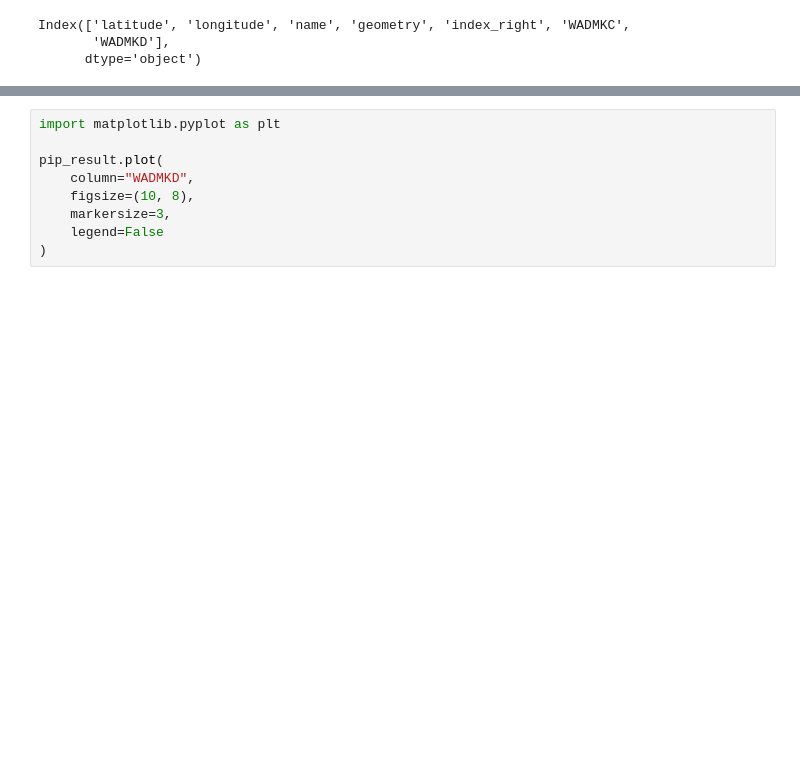
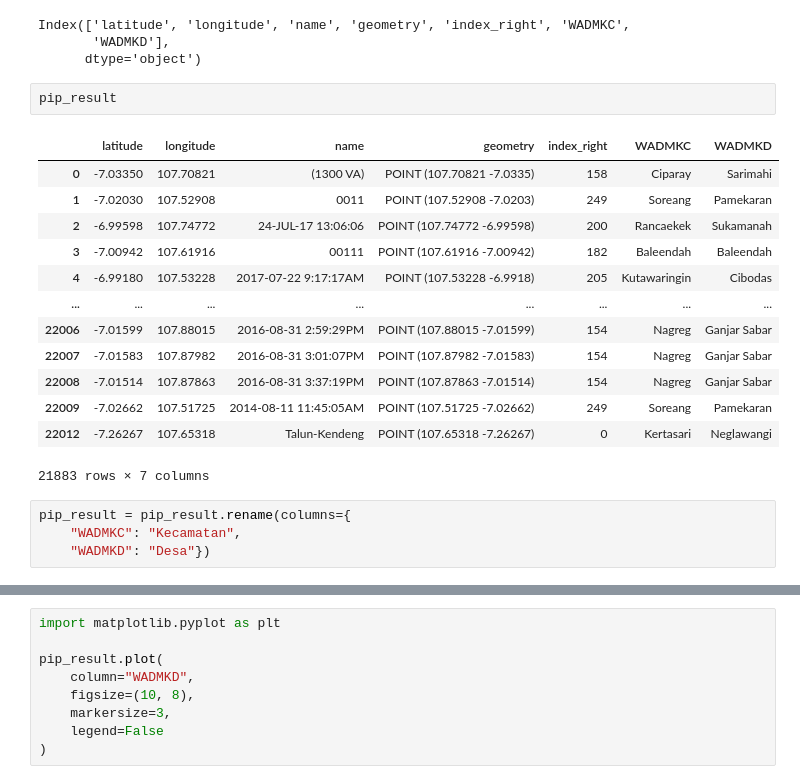
Before and after one commit to Ryobros/moon_aggregates, a Jupyter notebook: notebook/algojo.ipynb, the cells around one changed output, grey strips where cells are left out. Drawn from its saved outputs; the diff is of its cells as text; blank space fills up the shorter version.

```diff
--- a/notebook/algojo.ipynb
+++ b/notebook/algojo.ipynb
@@ -61,3 +61,23 @@ pip_result.columns
 Index(['latitude', 'longitude', 'name', 'geometry', 'index_right', 'WADMKC',
        'WADMKD'],
       dtype='object')
+# %%
+pip_result
+# %% [output]
+|  | latitude | longitude | name | geometry | index_right | WADMKC | WADMKD |
+| 0 | -7.03350 | 107.70821 | (1300 VA) | POINT (107.70821 -7.0335) | 158 | Ciparay | Sarimahi |
+| 1 | -7.02030 | 107.52908 | 0011 | POINT (107.52908 -7.0203) | 249 | Soreang | Pamekaran |
+| 2 | -6.99598 | 107.74772 | 24-JUL-17 13:06:06 | POINT (107.74772 -6.99598) | 200 | Rancaekek | Sukamanah |
+| 3 | -7.00942 | 107.61916 | 00111 | POINT (107.61916 -7.00942) | 182 | Baleendah | Baleendah |
+| 4 | -6.99180 | 107.53228 | 2017-07-22 9:17:17AM | POINT (107.53228 -6.9918) | 205 | Kutawaringin | Cibodas |
+| ... | ... | ... | ... | ... | ... | ... | ... |
+| 22006 | -7.01599 | 107.88015 | 2016-08-31 2:59:29PM | POINT (107.88015 -7.01599) | 154 | Nagreg | Ganjar Sabar |
+| 22007 | -7.01583 | 107.87982 | 2016-08-31 3:01:07PM | POINT (107.87982 -7.01583) | 154 | Nagreg | Ganjar Sabar |
+| 22008 | -7.01514 | 107.87863 | 2016-08-31 3:37:19PM | POINT (107.87863 -7.01514) | 154 | Nagreg | Ganjar Sabar |
+| 22009 | -7.02662 | 107.51725 | 2014-08-11 11:45:05AM | POINT (107.51725 -7.02662) | 249 | Soreang | Pamekaran |
+| 22012 | -7.26267 | 107.65318 | Talun-Kendeng | POINT (107.65318 -7.26267) | 0 | Kertasari | Neglawangi |
+21883 rows × 7 columns
+# %%
+pip_result = pip_result.rename(columns={
+    "WADMKC": "Kecamatan",
+    "WADMKD": "Desa"})
```
Also changed, not shown: parts of 4 cells of this notebook, 1 other file.
